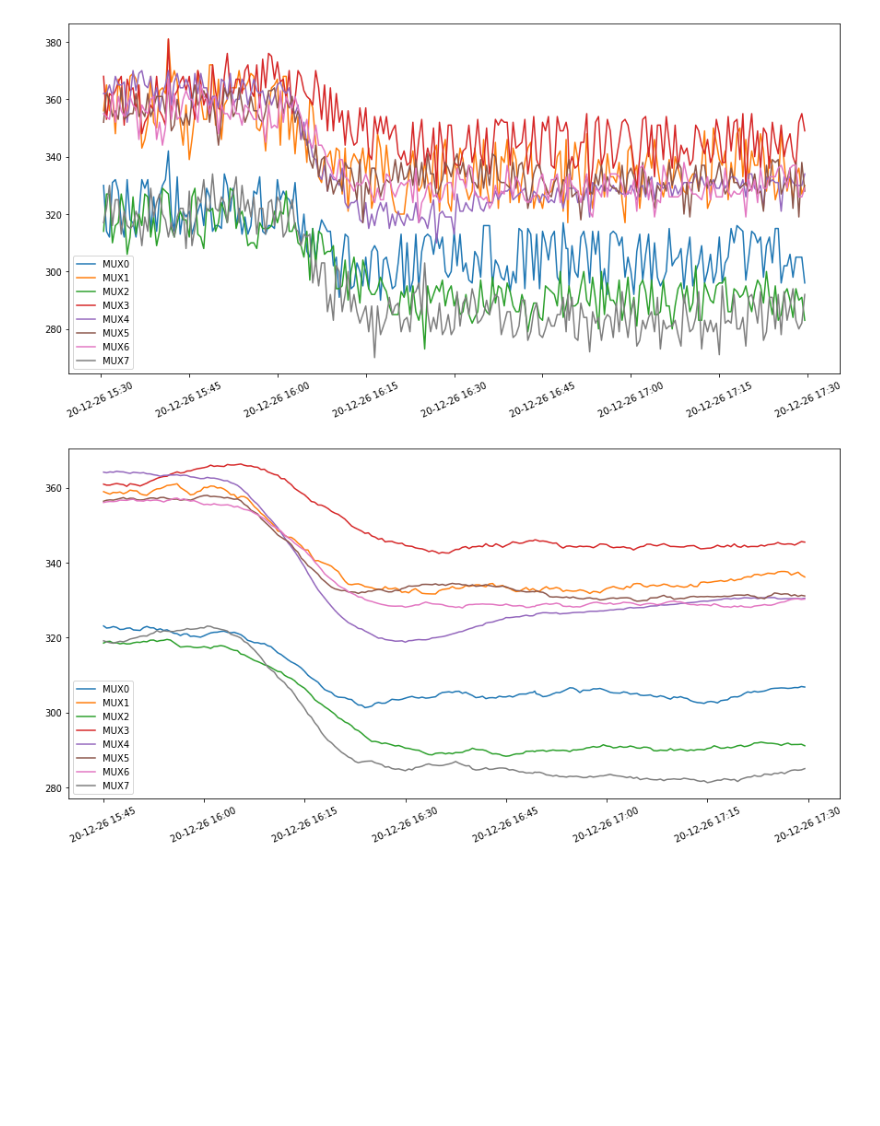
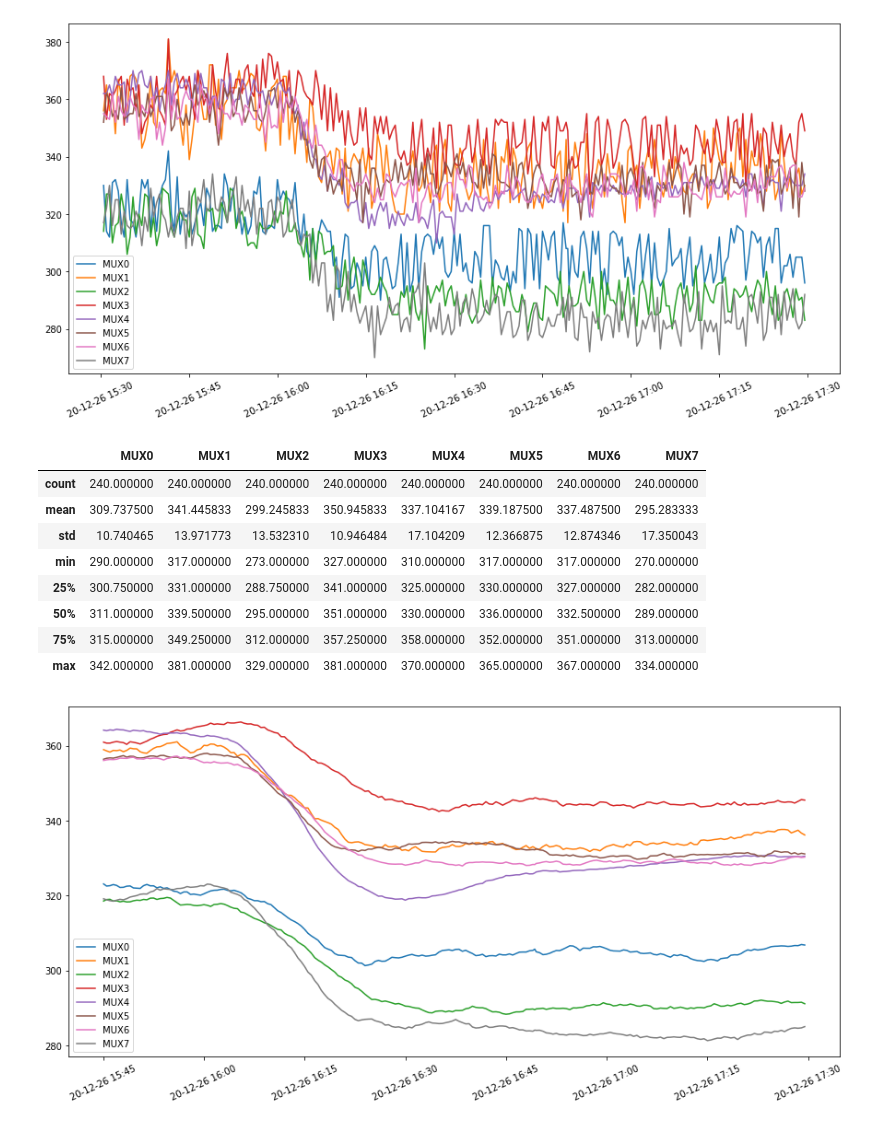
Before and after one commit to mygs/babilonia, a Jupyter notebook: research/notebook/DetectSuddenChanges-paper.ipynb, the cells around one changed output. Cells and saved outputs as stored; diff of their text form; code cells hidden in the pictures; blank space fills up the shorter version.

```diff
--- a/research/notebook/DetectSuddenChanges-paper.ipynb
+++ b/research/notebook/DetectSuddenChanges-paper.ipynb
@@ -88,6 +88,18 @@ df = pandas.read_pickle('./detect_sudden_change_dataset.pkl')
 plot(df)
 # %% [output]
 [figure]
+# %%
+df.describe()
+# %% [output]
+|  | MUX0 | MUX1 | MUX2 | MUX3 | MUX4 | MUX5 | MUX6 | MUX7 |
+| count | 240.000000 | 240.000000 | 240.000000 | 240.000000 | 240.000000 | 240.000000 | 240.000000 | 240.000000 |
+| mean | 309.737500 | 341.445833 | 299.245833 | 350.945833 | 337.104167 | 339.187500 | 337.487500 | 295.283333 |
+| std | 10.740465 | 13.971773 | 13.532310 | 10.946484 | 17.104209 | 12.366875 | 12.874346 | 17.350043 |
+| min | 290.000000 | 317.000000 | 273.000000 | 327.000000 | 310.000000 | 317.000000 | 317.000000 | 270.000000 |
+| 25% | 300.750000 | 331.000000 | 288.750000 | 341.000000 | 325.000000 | 330.000000 | 327.000000 | 282.000000 |
+| 50% | 311.000000 | 339.500000 | 295.000000 | 351.000000 | 330.000000 | 336.000000 | 332.500000 | 289.000000 |
+| 75% | 315.000000 | 349.250000 | 312.000000 | 357.250000 | 358.000000 | 352.000000 | 351.000000 | 313.000000 |
+| max | 342.000000 | 381.000000 | 329.000000 | 381.000000 | 370.000000 | 365.000000 | 367.000000 | 334.000000 |
 # %%
 # Filtering the noise ...
 dfr = df.rolling(ROLLING_WINDOW).mean().dropna()
```
